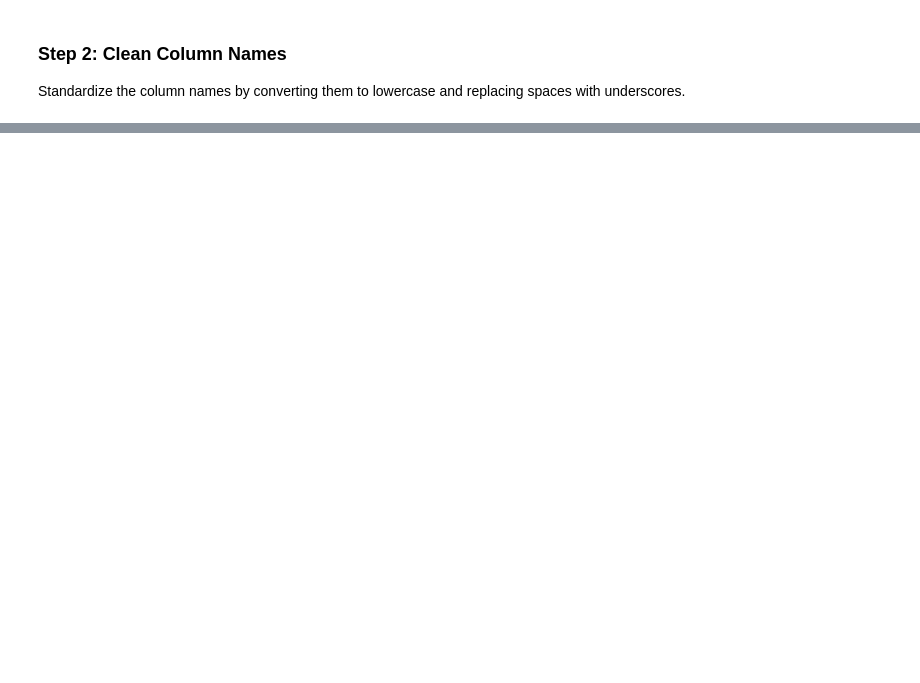
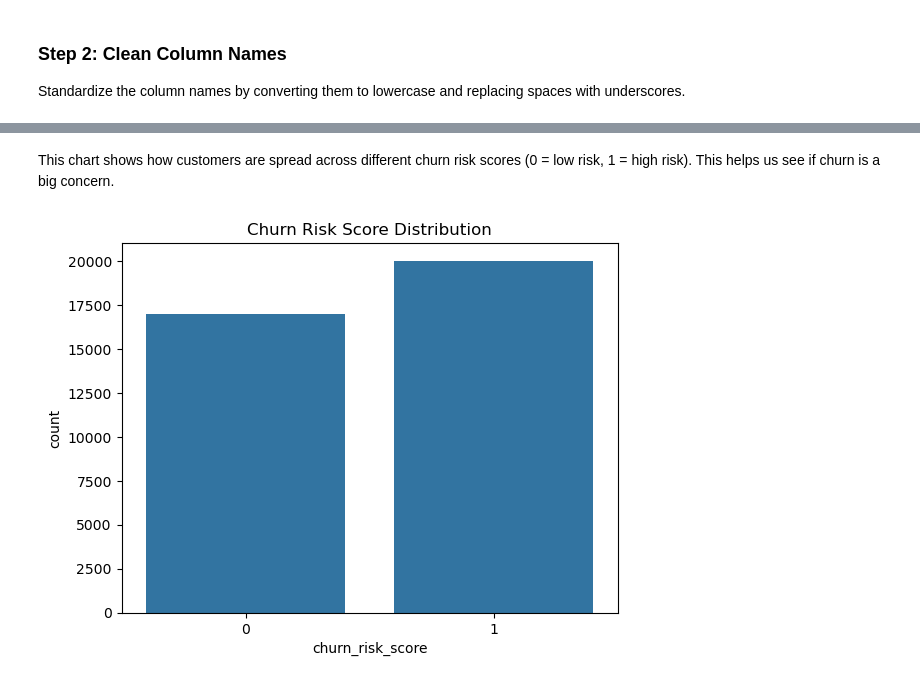
Before and after one commit to wambuikariuki/Capstone_Phase5_group9, a Jupyter notebook: Notebook.ipynb, the cells around one changed output, grey strips where cells are left out. Drawn from its saved outputs; the diff is of its cells as text; code cells hidden in the pictures; blank space fills up the shorter version.

```diff
--- a/Notebook.ipynb
+++ b/Notebook.ipynb
@@ -64,0 +113,9 @@ df.columns = df.columns.str.lower().str.replace(' ', '_')
+# %% [markdown]
+This chart shows how customers are spread across different churn risk scores (0 = low risk, 1 = high risk). This helps us see if churn is a big concern.
+# %%
+# Target distribution
+sns.countplot(x='churn_risk_score', data=df)
+plt.title("Churn Risk Score Distribution")
+plt.show()
+# %% [output]
+[figure, added]
```
Also changed, not shown: parts of 32 cells of this notebook.
